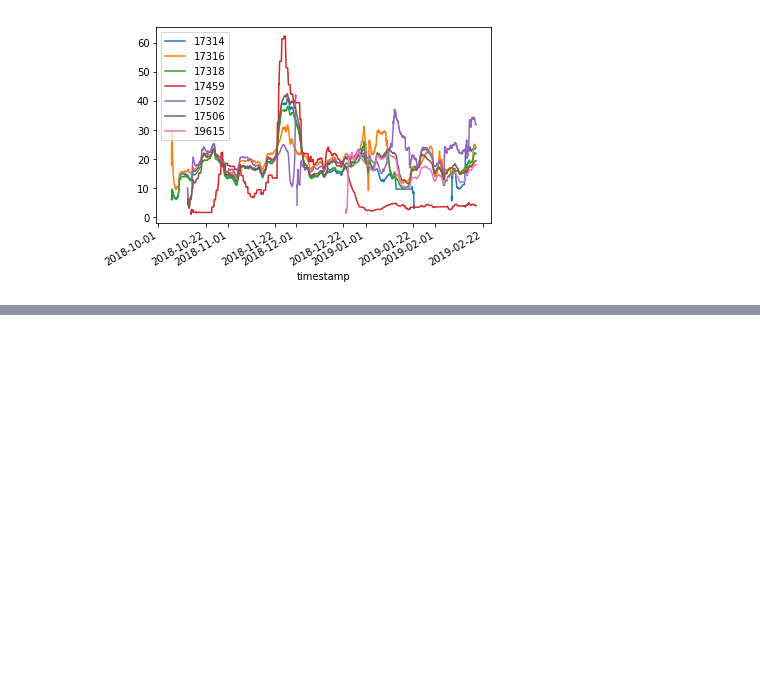
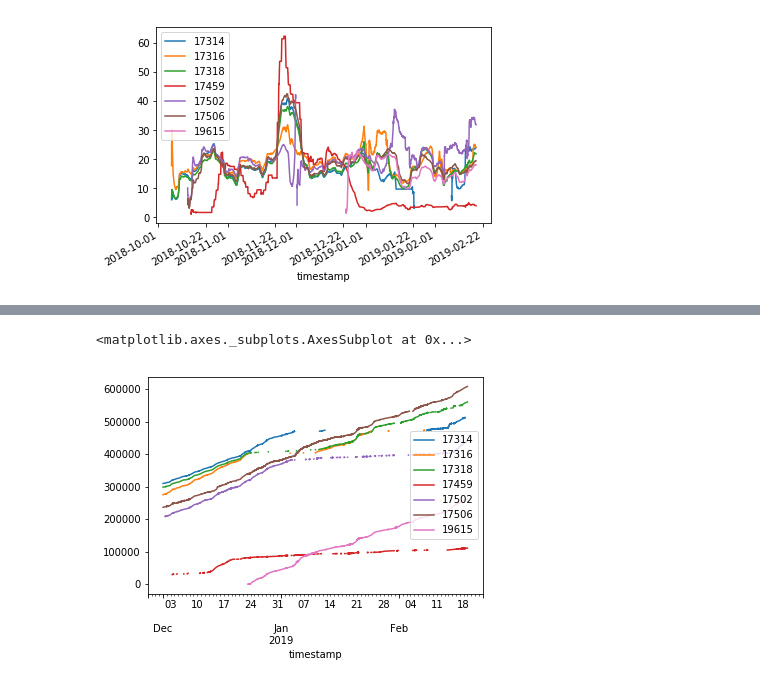
Before and after one commit to NatalieThurlby/pandas_time_series_demo, a Jupyter notebook: time-series-demo.ipynb, the cells around one changed output, grey strips where cells are left out. Saved outputs shown, nothing was run; the diff lists cells and outputs as text; code cells hidden in the pictures; blank space fills up the shorter version.

```diff
--- a/time-series-demo.ipynb
+++ b/time-series-demo.ipynb
@@ -69,0 +84,5 @@ big_df.rolling('10D').mean().plot()
+# %%
+cumulative_pollution.loc[pd.Timestamp('2018-12-01'):].plot() # We can do the same with normal slicing (as Margriet has already shown you)
+# %% [output]
+<matplotlib.axes._subplots.AxesSubplot at 0x...>
+[figure, added]
```
Also changed, not shown: parts of 10 cells of this notebook.
